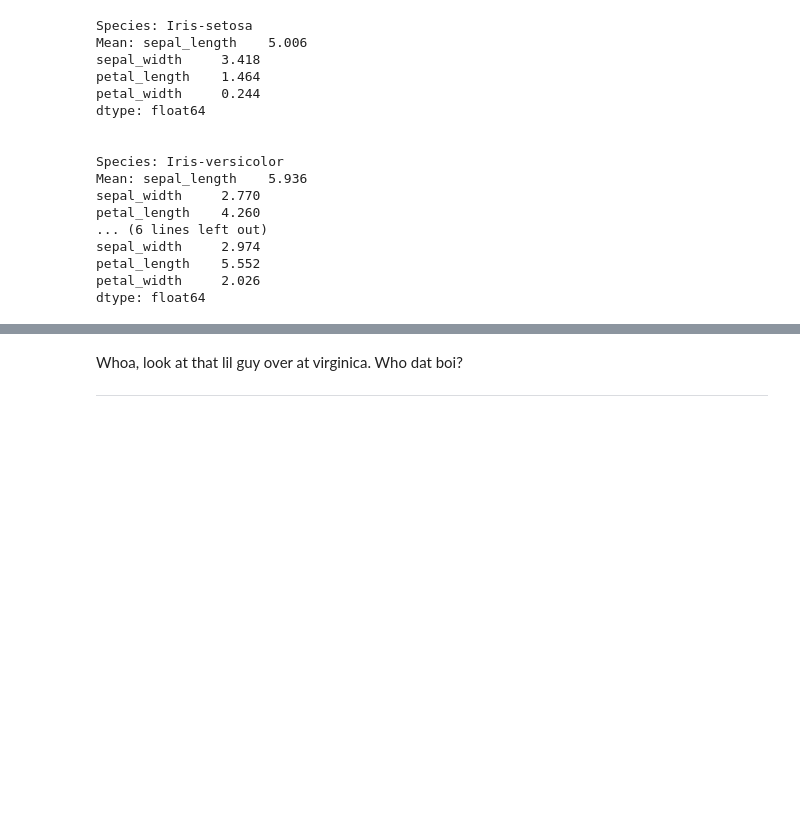
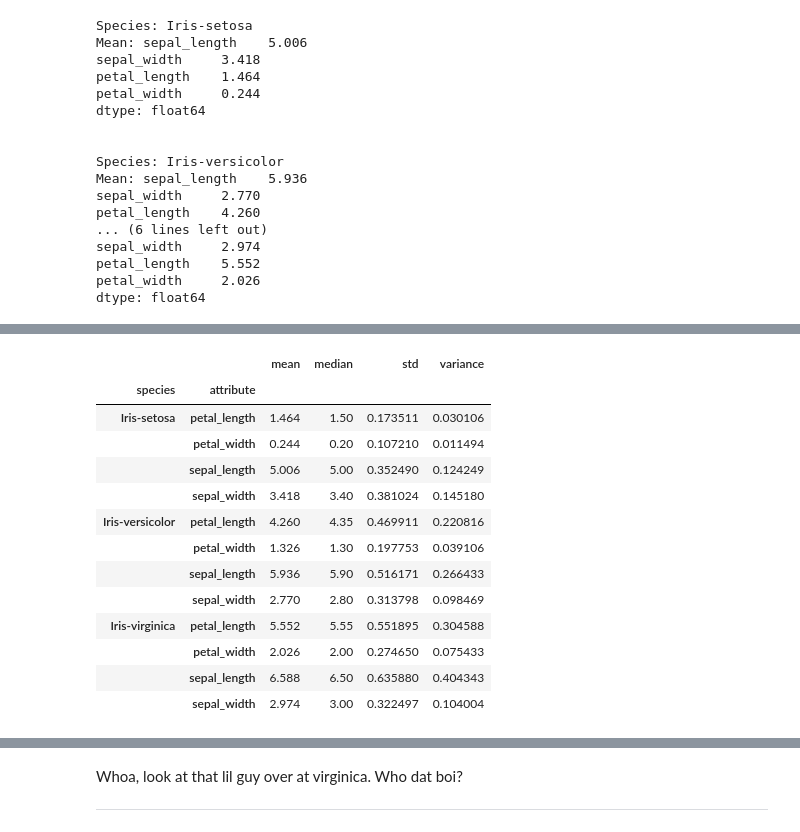
Before and after one commit to wlinds/statistics, a Jupyter notebook: Rapport/rapport.ipynb, the cells around one changed output, grey strips where cells are left out. Saved outputs shown, nothing was run; the diff lists cells and outputs as text; code cells hidden in the pictures; blank space fills up the shorter version.

```diff
--- a/Rapport/rapport.ipynb
+++ b/Rapport/rapport.ipynb
@@ -247,0 +261,19 @@ Iris-setosa is the smallest flower. Iris-versicolor is midsized.
+# %%
+results['variance'] = results['std'].apply(lambda x: x**2)
+
+results
+# %% [output]
+|  |  | mean | median | std | variance |
+| species | attribute |  |  |  |  |
+| Iris-setosa | petal_length | 1.464 | 1.50 | 0.173511 | 0.030106 |
+|  | petal_width | 0.244 | 0.20 | 0.107210 | 0.011494 |
+|  | sepal_length | 5.006 | 5.00 | 0.352490 | 0.124249 |
+|  | sepal_width | 3.418 | 3.40 | 0.381024 | 0.145180 |
+| Iris-versicolor | petal_length | 4.260 | 4.35 | 0.469911 | 0.220816 |
+|  | petal_width | 1.326 | 1.30 | 0.197753 | 0.039106 |
+|  | sepal_length | 5.936 | 5.90 | 0.516171 | 0.266433 |
+|  | sepal_width | 2.770 | 2.80 | 0.313798 | 0.098469 |
+| Iris-virginica | petal_length | 5.552 | 5.55 | 0.551895 | 0.304588 |
+|  | petal_width | 2.026 | 2.00 | 0.274650 | 0.075433 |
+|  | sepal_length | 6.588 | 6.50 | 0.635880 | 0.404343 |
+|  | sepal_width | 2.974 | 3.00 | 0.322497 | 0.104004 |
```
Also changed, not shown: parts of 13 cells of this notebook.
